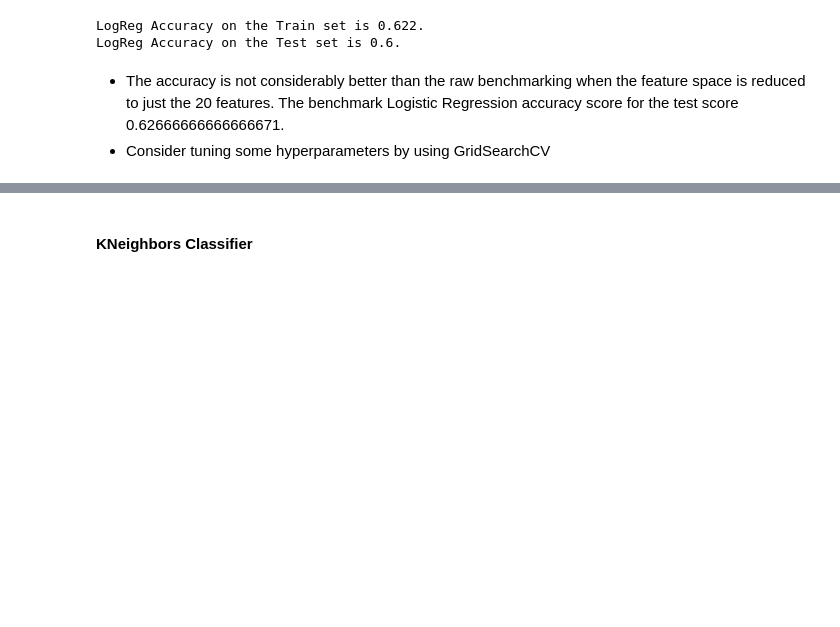
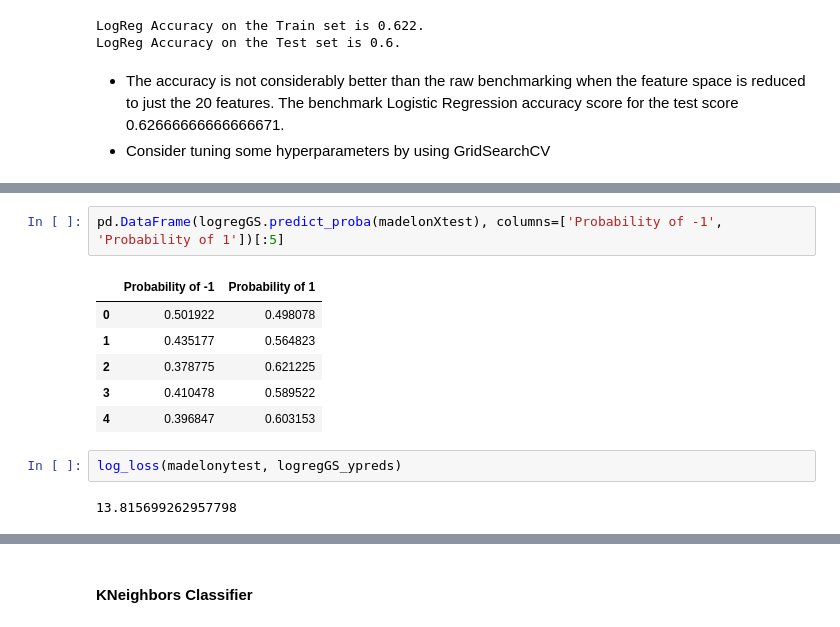
Before and after one commit to godsylla/UCI-Madelon-Dataset, a Jupyter notebook: ipynb/04-Classify_Using_Relevant_Features.ipynb, the cells around one changed output, grey strips where cells are left out. Saved outputs shown, nothing was run; the diff lists cells and outputs as text; blank space fills up the shorter version.

```diff
--- a/ipynb/04-Classify_Using_Relevant_Features.ipynb
+++ b/ipynb/04-Classify_Using_Relevant_Features.ipynb
@@ -387,0 +427,13 @@ logregParam
+# %%
+pd.DataFrame(logregGS.predict_proba(madelonXtest), columns=['Probability of -1', 'Probability of 1'])[:5]
+# %% [output]
+|  | Probability of -1 | Probability of 1 |
+| 0 | 0.501922 | 0.498078 |
+| 1 | 0.435177 | 0.564823 |
+| 2 | 0.378775 | 0.621225 |
+| 3 | 0.410478 | 0.589522 |
+| 4 | 0.396847 | 0.603153 |
+# %%
+log_loss(madelonytest, logregGS_ypreds)
+# %% [output]
+13.815699262957798
```
Also changed, not shown: parts of 11 cells of this notebook.
